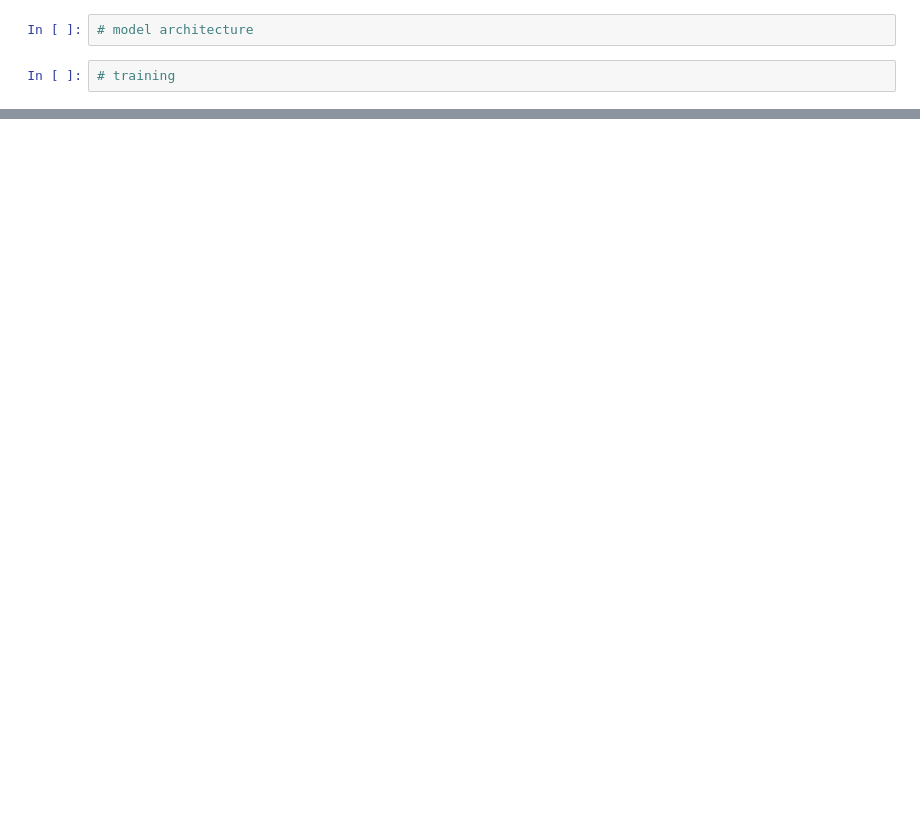
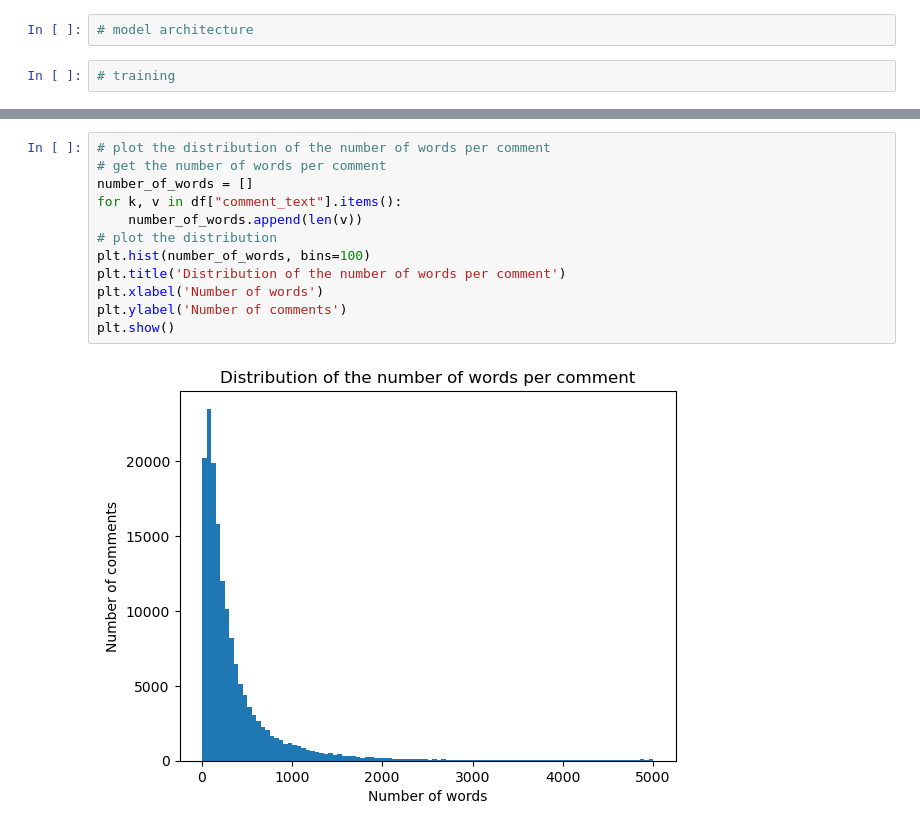
Before and after one commit to Boukebya/NLP_ToxicComment, a Jupyter notebook: Main.ipynb, the cells around one changed output, grey strips where cells are left out. Drawn from its saved outputs; the diff is of its cells as text; blank space fills up the shorter version.

```diff
--- a/Main.ipynb
+++ b/Main.ipynb
@@ -81,0 +133,14 @@ df = f.data_preprocessing(train_dataframe)
+# %%
+# plot the distribution of the number of words per comment
+# get the number of words per comment
+number_of_words = []
+for k, v in df["comment_text"].items():
+    number_of_words.append(len(v))
+# plot the distribution
+plt.hist(number_of_words, bins=100)
+plt.title('Distribution of the number of words per comment')
+plt.xlabel('Number of words')
+plt.ylabel('Number of comments')
+plt.show()
+# %% [output]
+[figure, added]
```
Also changed, not shown: parts of 10 cells of this notebook.
